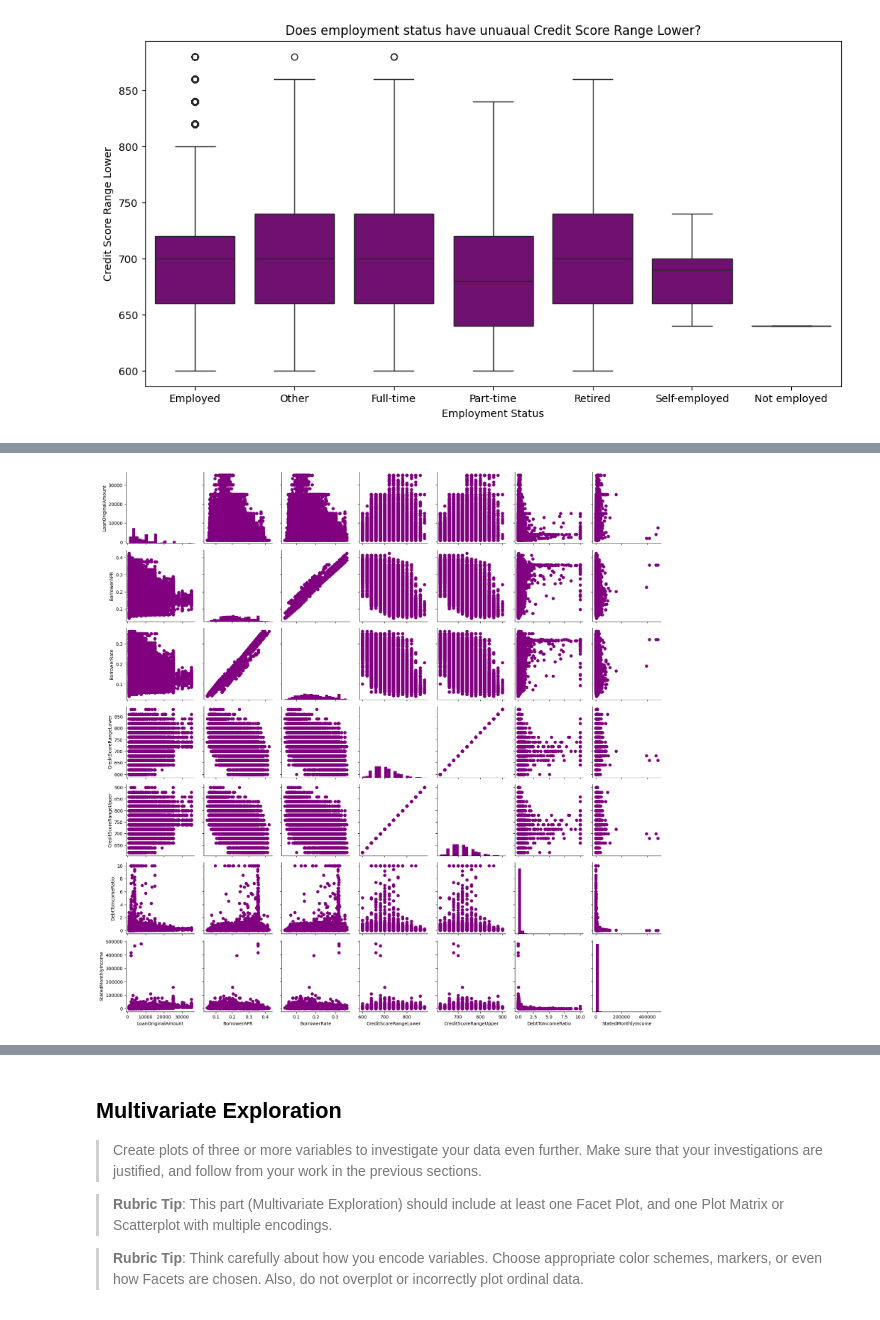
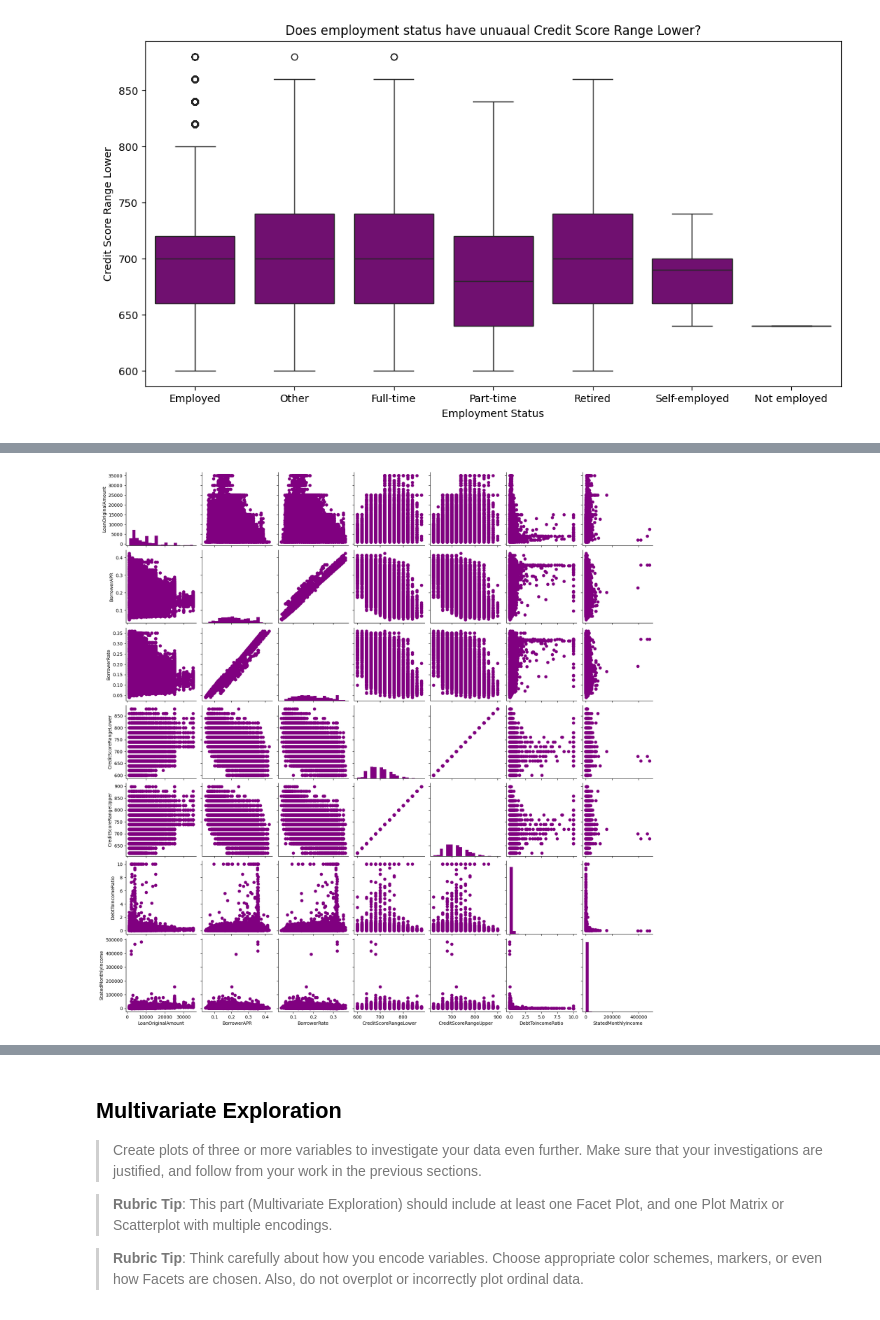
Before and after one commit to sondosaabed/Prosper-Loan-Analysis, a Jupyter notebook: Part_I_exploration.ipynb, the cells around one changed output, grey strips where cells are left out. Cells and saved outputs as stored; diff of their text form; code cells hidden in the pictures.

```diff
--- a/Part_I_exploration.ipynb
+++ b/Part_I_exploration.ipynb
@@ -615,0 +646,8 @@ plt.legend(title='Employment Status');
+# %%
+intrest_vars = ['LoanOriginalAmount', 'BorrowerAPR', 'BorrowerRate',
+    'CreditScoreRangeLower', 'CreditScoreRangeUpper',
+    'DebtToIncomeRatio', 'StatedMonthlyIncome']
+subset = df[intrest_vars]
+sns.heatmap(subset.corr(), annot=True)
+plt.xticks(rotation = 45)
+plt.title("Correlation Matrix");
@@ -616,8 +656,7 @@ plt.legend(title='Employment Status');
 # %%
-g = sns.PairGrid(data = df, vars = ['LoanOriginalAmount', 'BorrowerAPR', 'BorrowerRate',
-    'CreditScoreRangeLower', 'CreditScoreRangeUpper',
-    'DebtToIncomeRatio', 'StatedMonthlyIncome'] )
+g = sns.PairGrid(data = df, vars = intrest_vars )
 g = g.map_diag(plt.hist, bins = 20,color='purple')
-g.map_offdiag(plt.scatter,color='purple');
+g.map_offdiag(plt.scatter,color='purple')
+g.tight_layout();
 # %% [output]
-[figure, old version]
+[figure, new version]
```
Also changed, not shown: parts of 22 cells of this notebook.
